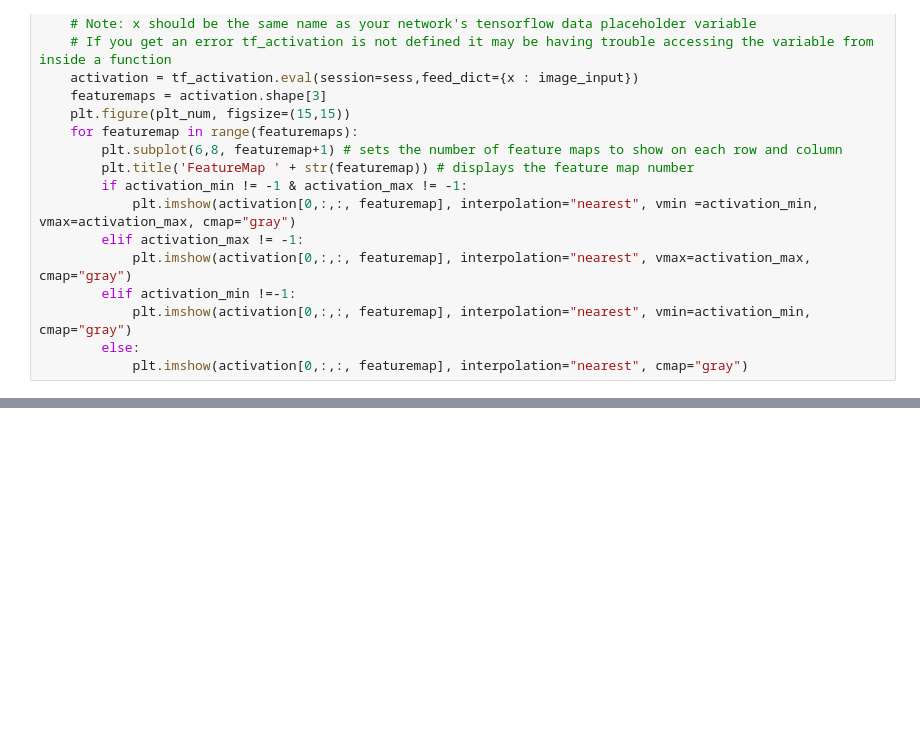
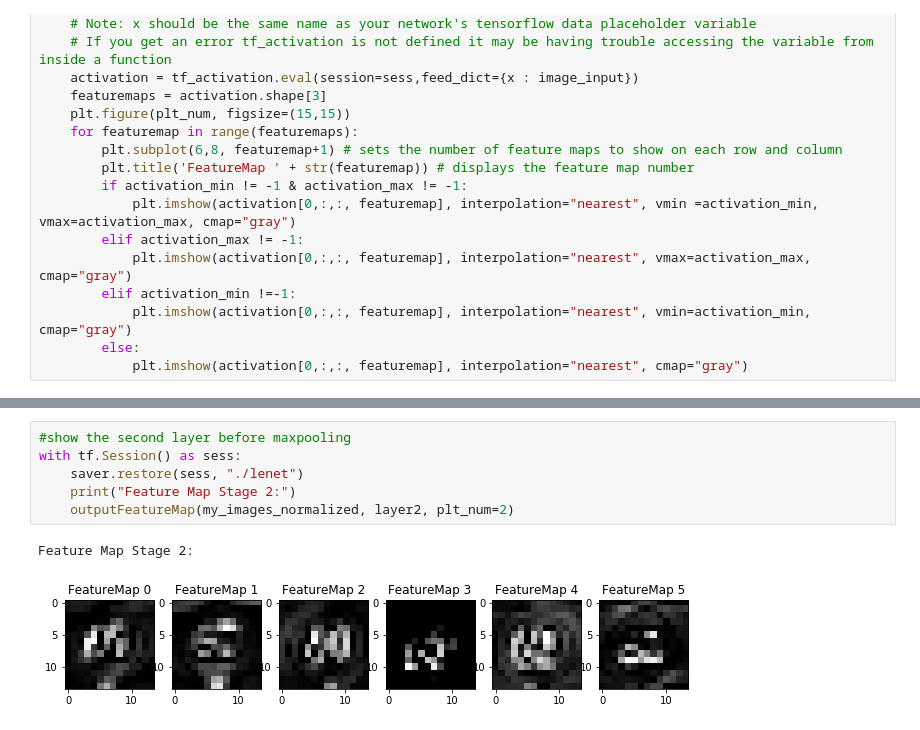
Before and after one commit to elninowang/CarND-Traffic-Sign-Classifier-Project, a Jupyter notebook: Traffic_Sign_Classifier.ipynb, the cells around one changed output, grey strips where cells are left out. Saved outputs shown, nothing was run; the diff lists cells and outputs as text; blank space fills up the shorter version.

```diff
--- a/Traffic_Sign_Classifier.ipynb
+++ b/Traffic_Sign_Classifier.ipynb
@@ -762,2 +758,11 @@ def outputFeatureMap(image_input, tf_activation, activation_min=-1, activation_m
+# %%
+#show the second layer before maxpooling
+with tf.Session() as sess:
+    saver.restore(sess, "./lenet")
+    print("Feature Map Stage 2:")
+    outputFeatureMap(my_images_normalized, layer2, plt_num=2)
+# %% [output]
+Feature Map Stage 2:
+[figure, added]
 # %%
 with tf.Session() as sess:
```
Also changed, not shown: parts of 26 cells of this notebook, 2 other files.
